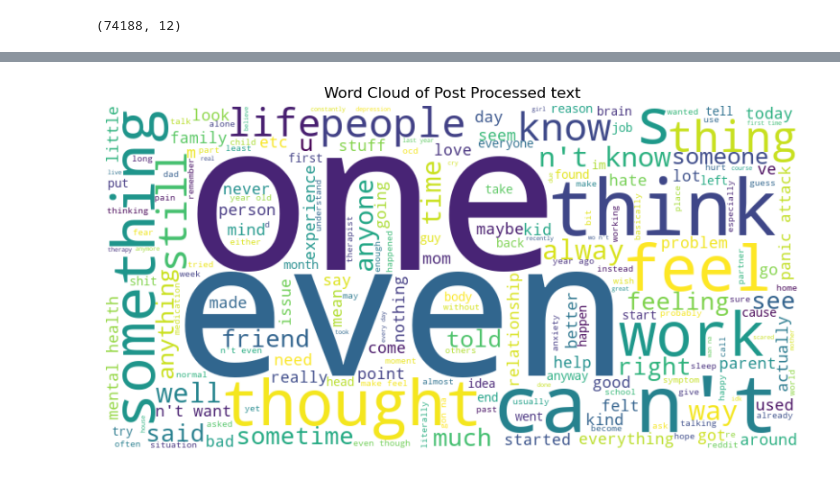
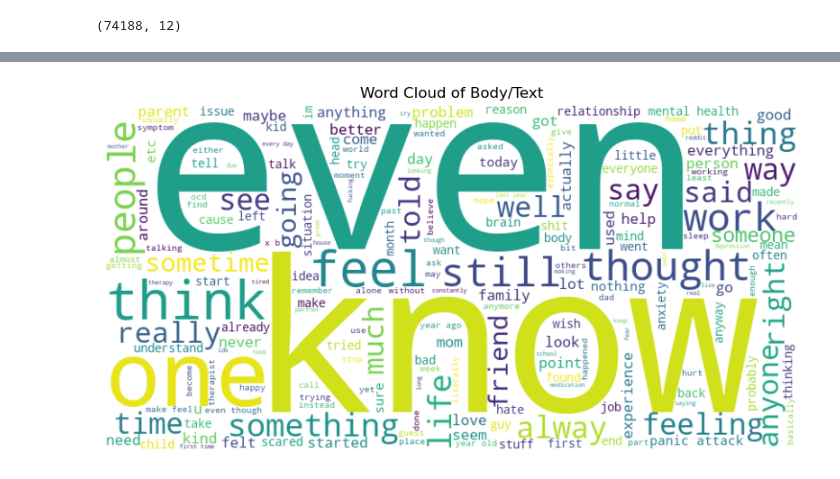
Before and after one commit to AI-PyCoders/Generative-Mental-Health-ChatBot, a Jupyter notebook: NLP.ipynb, the cells around one changed output, grey strips where cells are left out. Saved outputs shown, nothing was run; the diff lists cells and outputs as text; code cells hidden in the pictures.

Commit message:
Done: Data Preprocessing Steps New: Included new preprocessed data file as well

```diff
--- a/NLP.ipynb
+++ b/NLP.ipynb
@@ -147,0 +59,10 @@ Name: processed_text, Length: 63136, dtype: object
+# %%
+# Step 3: Tokenization
+data['Title'] = data['Title'].apply(lambda x: x.split())
+data['Body/Text'] = data['Body/Text'].apply(lambda x: x.split())
+# %%
+# Step 4: Stopword Removal
+stop_words = set(stopwords.words('english'))
+data['Title'] = data['Title'].apply(lambda x: [word for word in x if word.lower() not in stop_words])
+data['Body/Text'] = data['Body/Text'].apply(lambda x: [word for word in x if word.lower() not in stop_words])
+print("Data shape after stopword removal:", data.shape)
@@ -147,0 +71,6 @@ Name: processed_text, Length: 63136, dtype: object
+# %%
+# Step 5: Lemmatization
+lemmatizer = WordNetLemmatizer()
+data['Title'] = data['Title'].apply(lambda x: [lemmatizer.lemmatize(word) for word in x])
+data['Body/Text'] = data['Body/Text'].apply(lambda x: [lemmatizer.lemmatize(word) for word in x])
+print("Data shape after lemmatization:", data.shape)
@@ -147,0 +79,5 @@ Name: processed_text, Length: 63136, dtype: object
+# %%
+# Step 6: Removing Noise
+data['Title'] = data['Title'].apply(lambda x: ' '.join(x))
+data['Body/Text'] = data['Body/Text'].apply(lambda x: ' '.join(x))
+print("Data shape after removing noise:", data.shape)
@@ -148,11 +114,10 @@ Name: processed_text, Length: 63136, dtype: object
 # %%
-# Word Cloud of Post Processed text
-
-wordcloud = WordCloud(width=800, height=400, background_color='white').generate(' '.join(df['processed_text']))
+# Graph 1: Word Cloud
+wordcloud = WordCloud(width=800, height=400, background_color='white').generate(' '.join(data['Body/Text']))
 plt.figure(figsize=(10, 5))
-plt.imshow(wordcloud, interpolation="bilinear")
-plt.axis("off")
-plt.title("Word Cloud of Post Processed text")
+plt.imshow(wordcloud, interpolation='bilinear')
+plt.axis('off')
+plt.title('Word Cloud of Body/Text')
 plt.show()
 # %% [output]
-[figure, old version]
+[figure, new version]
```
Also changed, not shown: parts of 29 cells of this notebook, 1 other file.
